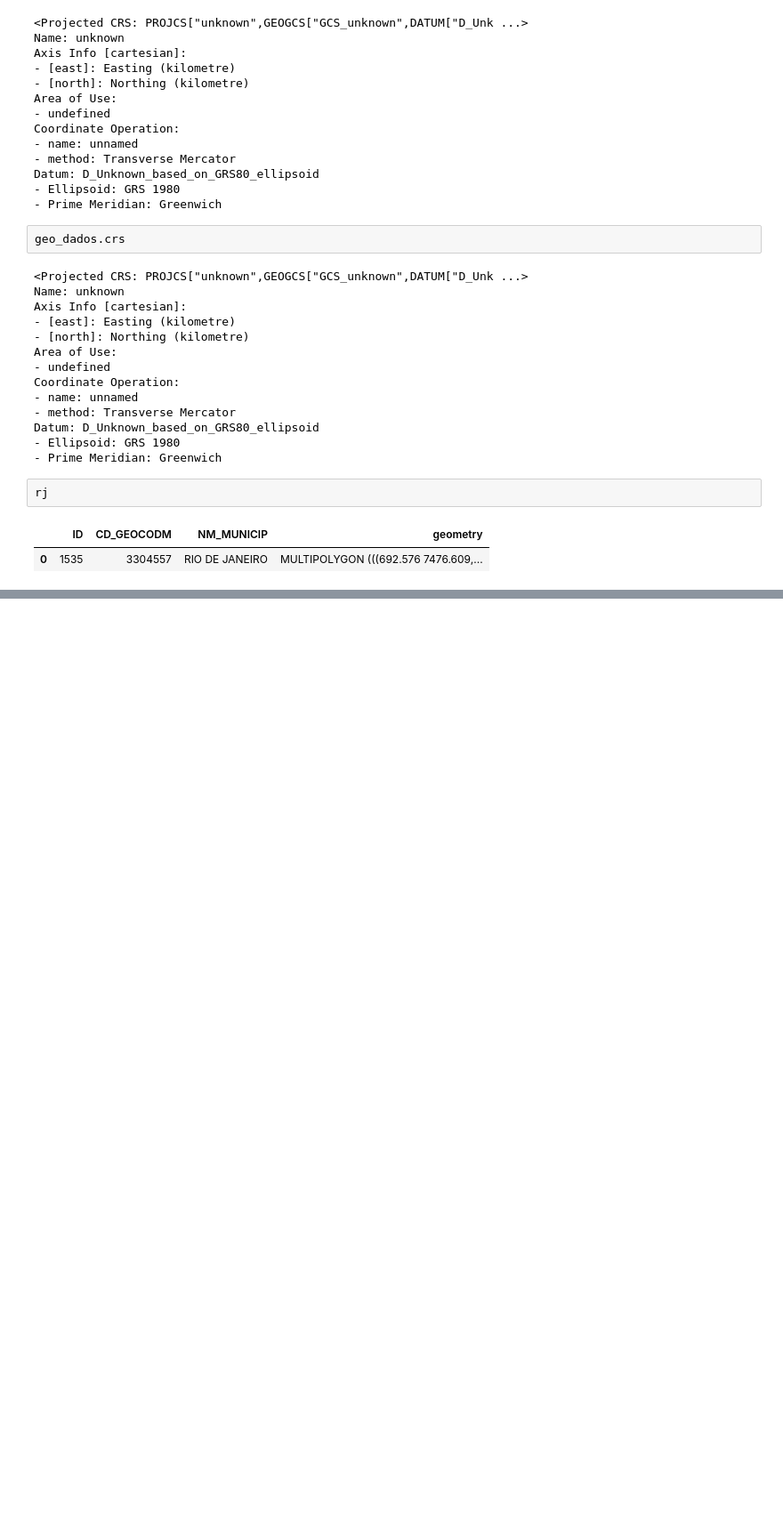
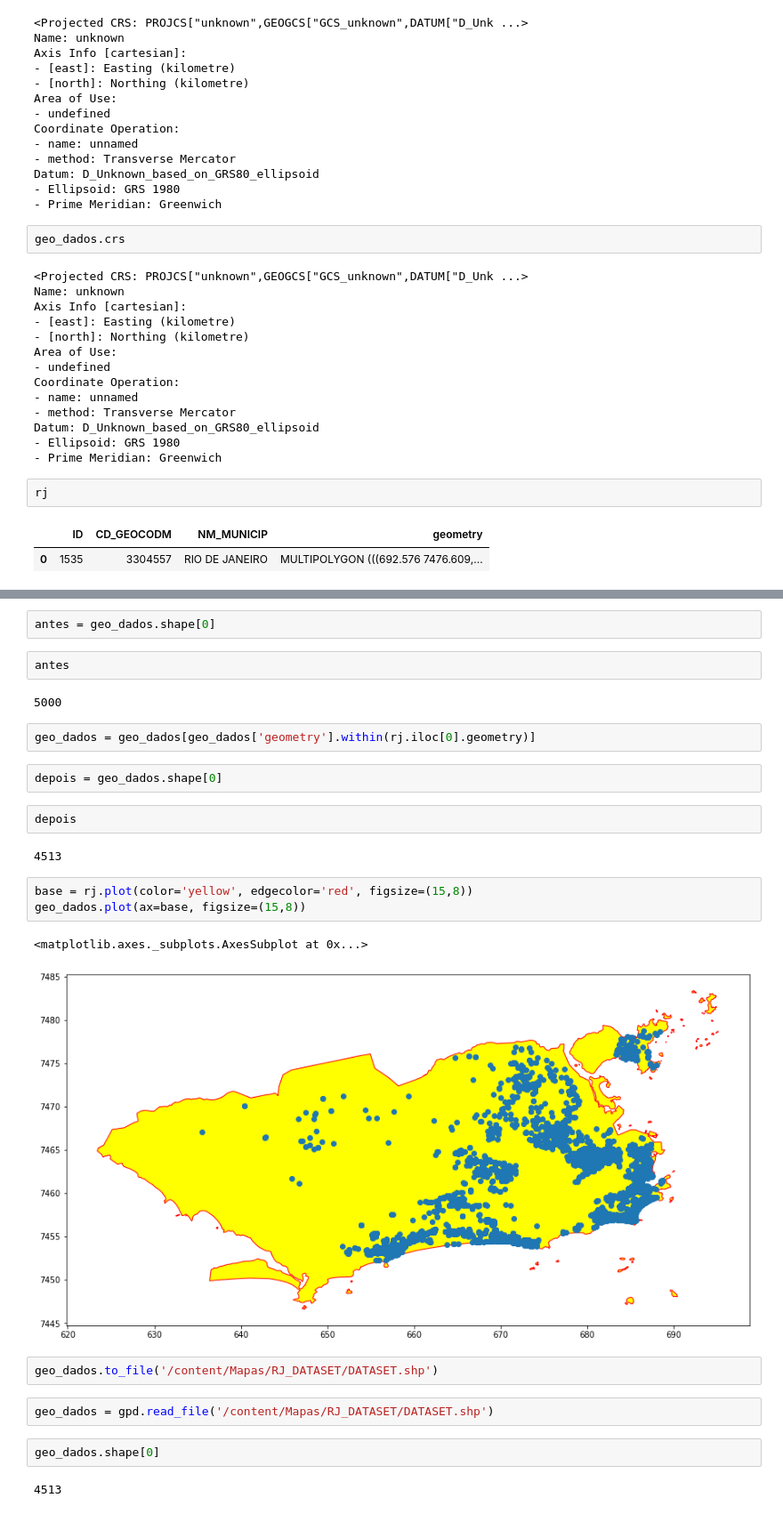
Before and after one commit to julianovale/BB_Evolution, a Jupyter notebook: 0025_AluraBB_Geopandas01.ipynb, the cells around one changed output, grey strips where cells are left out. Shown at 89% size. Saved outputs shown, nothing was run; the diff lists cells and outputs as text; blank space fills up the shorter version.

```diff
--- a/0025_AluraBB_Geopandas01.ipynb
+++ b/0025_AluraBB_Geopandas01.ipynb
@@ -306,0 +380,28 @@ rj
+# %%
+antes = geo_dados.shape[0]
+# %%
+antes
+# %% [output]
+5000
+# %%
+geo_dados = geo_dados[geo_dados['geometry'].within(rj.iloc[0].geometry)]
+# %%
+depois = geo_dados.shape[0]
+# %%
+depois
+# %% [output]
+4513
+# %%
+base = rj.plot(color='yellow', edgecolor='red', figsize=(15,8))
+geo_dados.plot(ax=base, figsize=(15,8))
+# %% [output]
+<matplotlib.axes._subplots.AxesSubplot at 0x...>
+[figure, added]
+# %%
+geo_dados.to_file('/content/Mapas/RJ_DATASET/DATASET.shp')
+# %%
+geo_dados = gpd.read_file('/content/Mapas/RJ_DATASET/DATASET.shp')
+# %%
+geo_dados.shape[0]
+# %% [output]
+4513
```
Also changed, not shown: parts of 41 cells of this notebook.
